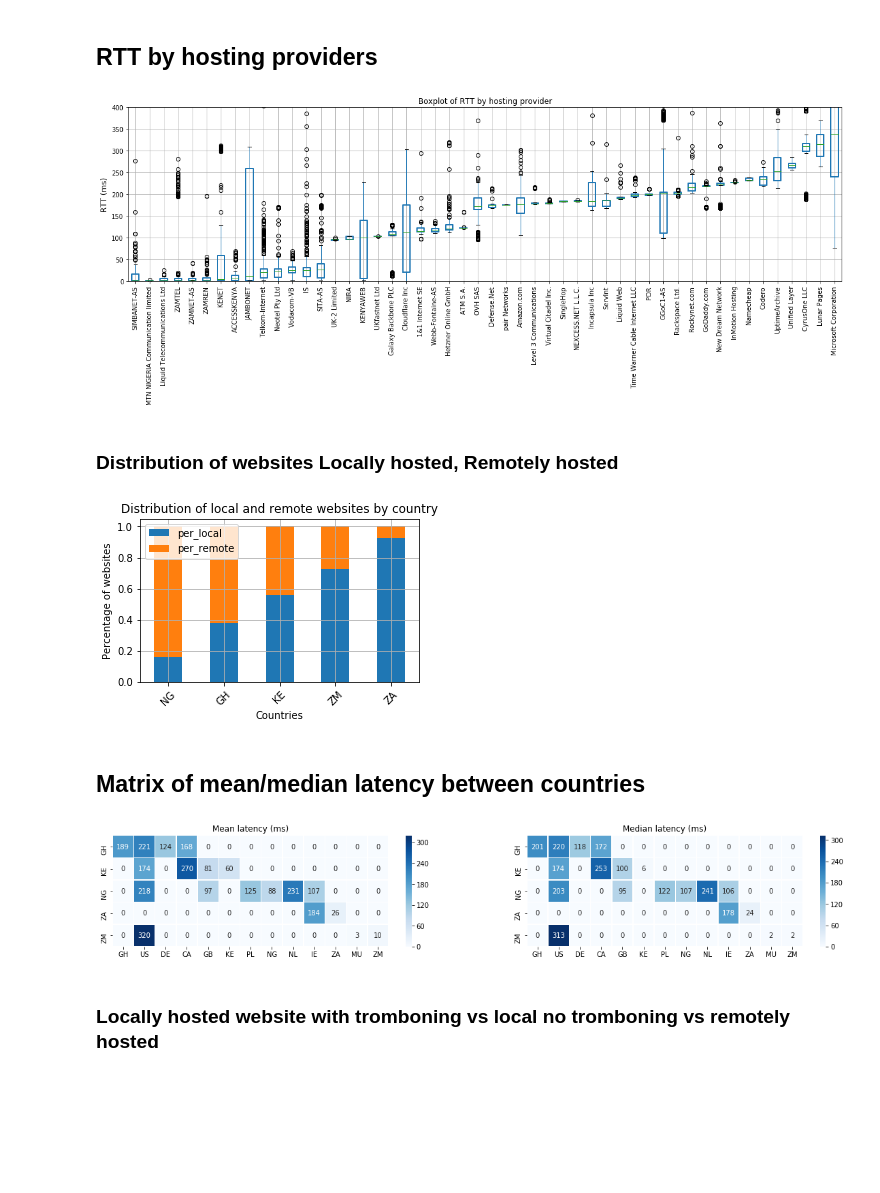
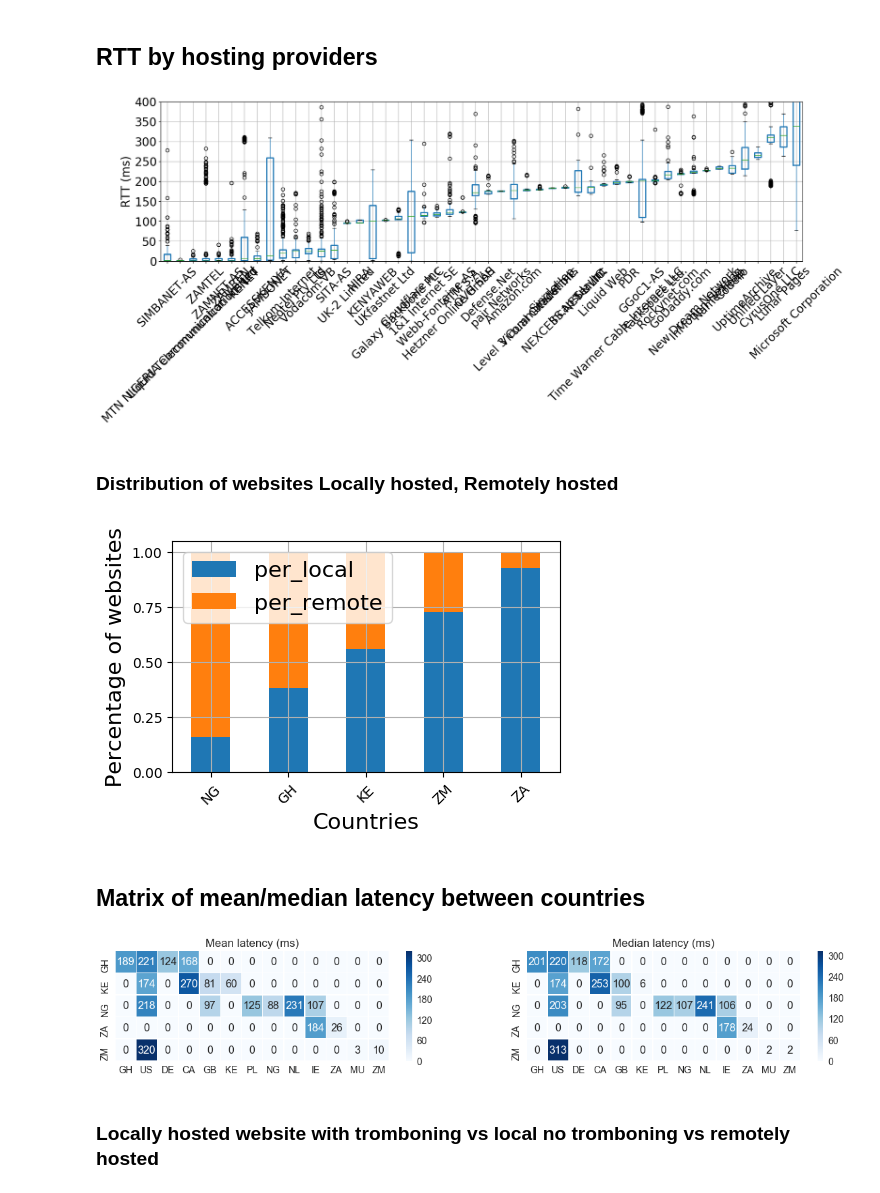
Before and after one commit to AFRINIC-Labs/cloud-computing, a Jupyter notebook: Cloud-computing.ipynb, the cells around one changed output. Drawn from its saved outputs; the diff is of its cells as text; code cells hidden in the pictures; blank space fills up the shorter version.

```diff
--- a/Cloud-computing.ipynb
+++ b/Cloud-computing.ipynb
@@ -5,6 +5,7 @@ import pandas as pd
 import matplotlib.pyplot as plt
 import numpy as np
 import seaborn as sns
+plt.style.use('default')
 
 def getPieDataByPercentile(df, percentile):
 
@@ -75,8 +80,10 @@ df_cc_origin = df1['vantageCC'].drop_duplicates()
 df_cc_dest = df2['destCC'].drop_duplicates()
 
 n_bins = 500
+plt.rcParams.update({'font.size': 16})
 
-fig, (ax1, ax2) = plt.subplots(figsize=(16, 4), ncols=2)
+
+fig, (ax1, ax2) = plt.subplots(figsize=(20, 4), ncols=2)
 
 for index, cc in df_cc_origin.iteritems():
     # plot the cumulative histogram
@@ -92,6 +99,7 @@ ax1.set_title('RTT by origin country')
 ax1.set_xlabel('ms')
 ax1.set_ylabel('CDF')
 
+
 for index, cc in df_cc_dest.iteritems():
     # plot the cumulative histogram
     array = df2.loc[df2['destCC']==cc].iloc[:,[1]].values
@@ -104,8 +112,7 @@ ax2.grid(True)
 ax2.legend(loc='right')
 ax2.set_title('RTT by destination country')
 ax2.set_xlabel('ms')
-ax2.set_ylabel('CDF')
-
-plt.savefig("data/plots/cdf_rtt_cc.svg")
+#ax2.set_ylabel('CDF')
+plt.savefig("data/plots/cdf_rtt_cc.pdf", bbox_inches='tight')
 plt.show()
 # %% [output]
@@ -115,17 +122,18 @@ plt.show()
 # %%
 df3 = df.iloc[:,[9,15]]
 
 axes = boxplot_sorted(df3, by=["hostCo"], column="rtt")
 axes.figure.set_size_inches(20,5)
-axes.set_title("Boxplot of RTT by hosting provider")
+#axes.set_title("Boxplot of RTT by hosting provider")
 axes.set_ylim([0,400])
-axes.set_ylabel("RTT (ms)", fontsize=12)
-plt.xticks(rotation=90)
+axes.set_ylabel("RTT (ms)", fontsize=20)
+plt.xticks(fontsize=20, rotation=90)
+plt.yticks(fontsize=20)
 
-plt.savefig("data/plots/hostCo_rtt.svg")
+plt.savefig("data/plots/hostCo_rtt.pdf", bbox_inches='tight')
 plt.show()
 # %% [output]
-[figure, old version]
+[figure, new version]
 # %% [markdown]
 ### Distribution of websites Locally hosted, Remotely hosted
 # %%
@@ -153,12 +161,12 @@ df4 = df4.sort_values(by='per_local', ascending=True)
 df4.plot.bar(stacked=True, figsize=(5,3), x='vantageCC', rot=45, fontsize=10)
 plt.ylabel('Percentage of websites')
 plt.grid(True)
-plt.title("Distribution of local and remote websites by country")
+#plt.title("Distribution of local and remote websites by country")
 plt.xlabel('Countries')
-plt.savefig("data/plots/distribution_website_local_vs_remote.svg")
+plt.savefig("data/plots/local_remote.pdf", bbox_inches='tight')
 plt.show()
 # %% [output]
-[figure, old version]
+[figure, new version]
 # %% [markdown]
 ## Matrix of mean/median latency between countries
 # %%
@@ -187,16 +195,19 @@ for i in range(w):
 df_matrix_mean = pd.DataFrame(Matrix_mean, index=Index, columns=Cols)
 df_matrix_median = pd.DataFrame(Matrix_median, index=Index, columns=Cols)
 
+#print(df_matrix_median)
+
 fig, (ax1, ax2) = plt.subplots(1, 2, figsize=(20,3))
 ax1.set_title("Mean latency (ms)")
 ax2.set_title("Median latency (ms)")
 
-sns.heatmap(ax=ax1, cmap='Blues', linewidths=0.5, data=df_matrix_mean, annot=True, fmt='g')
-sns.heatmap(ax=ax2, cmap='Blues', linewidths=0.5, data=df_matrix_median, annot=True, fmt='g')
+sns.set(font_scale=1.4)
+sns.heatmap(ax=ax1, cmap='Blues', linewidths=0.5, data=df_matrix_mean, annot=True, fmt='g', annot_kws={"size": 16})
+sns.heatmap(ax=ax2, cmap='Blues', linewidths=0.5, data=df_matrix_median, annot=True, fmt='g', annot_kws={"size": 16})
 
-plt.savefig("data/plots/heatmaps.svg")
+plt.savefig("data/plots/heatmaps.pdf", bbox_inches='tight')
 # %% [output]
-[figure, old version]
+[figure, new version]
 # %% [markdown]
 ### Locally hosted website with tromboning vs local no tromboning vs remotely hosted
 # %%
```
Also changed, not shown: parts of 10 cells of this notebook, 25 other files.
